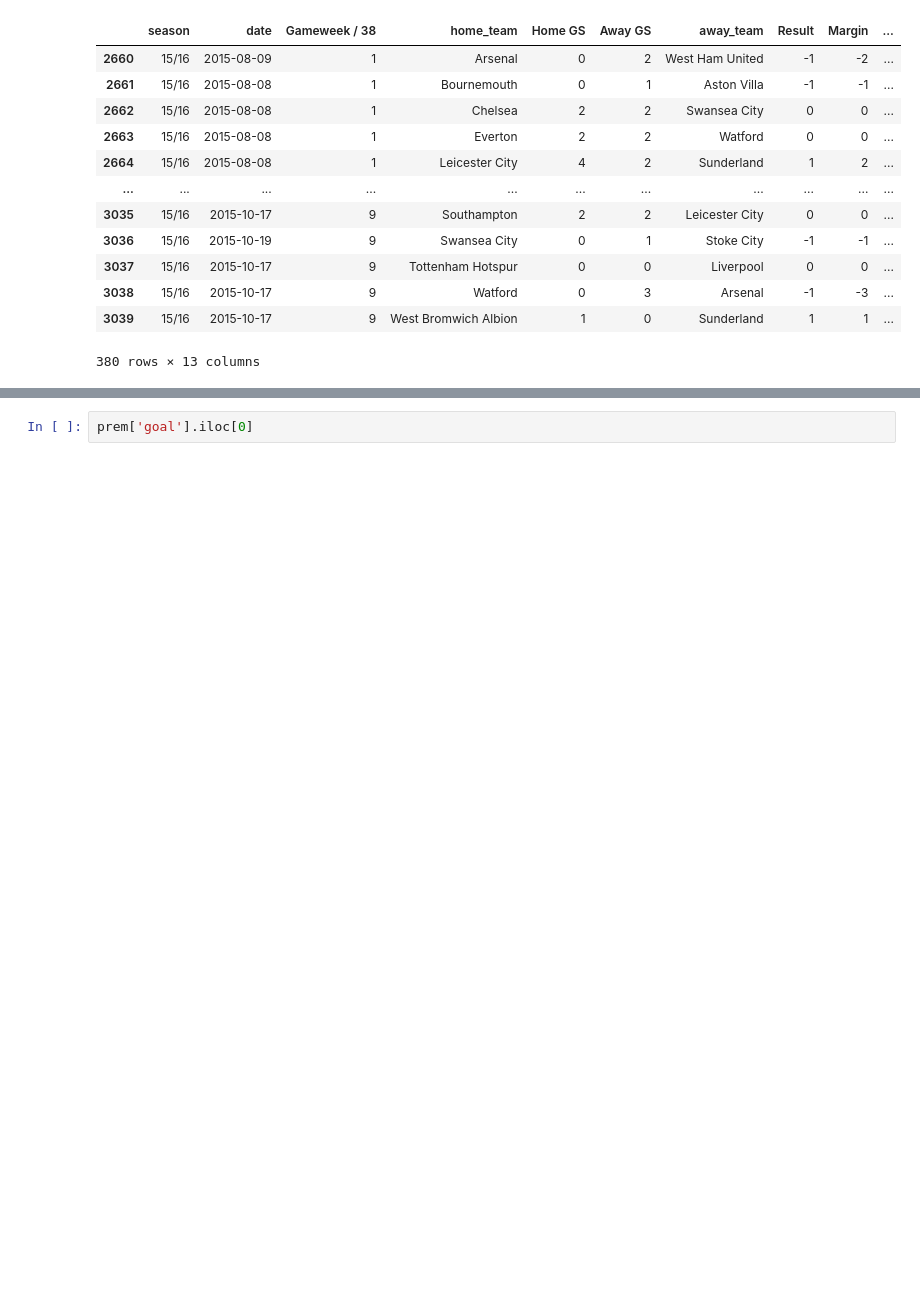
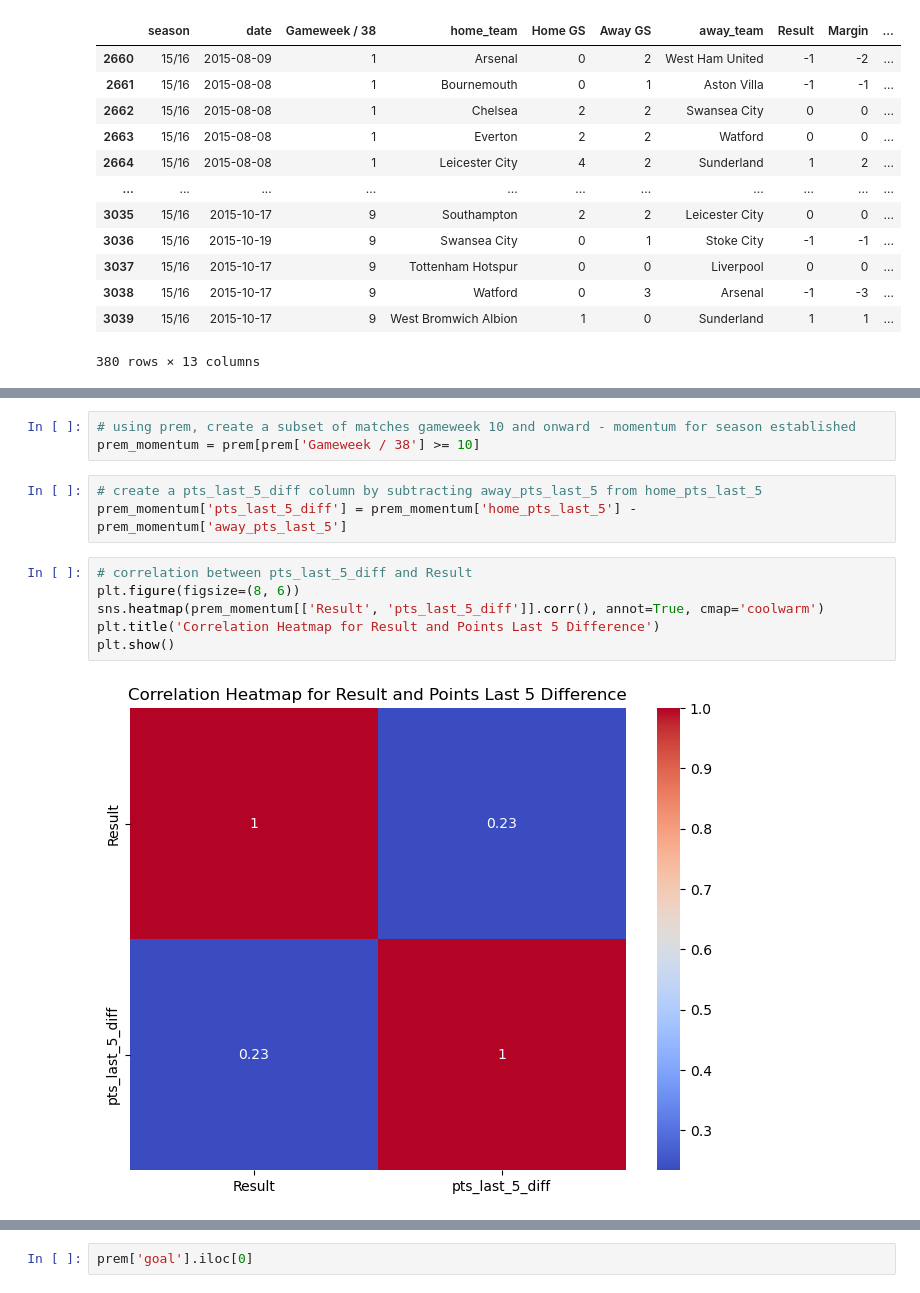
Before and after one commit to tjjdoherty/football-project-mvp, a Jupyter notebook: intro_clean_eda.ipynb, the cells around one changed output, grey strips where cells are left out. Cells and saved outputs as stored; diff of their text form; blank space fills up the shorter version.

Commit message:
Moving onto recent form, last 5 games

```diff
--- a/intro_clean_eda.ipynb
+++ b/intro_clean_eda.ipynb
@@ -1776,0 +1770,14 @@ First, let's do some EDA on the engineered features
+# %%
+# using prem, create a subset of matches gameweek 10 and onward - momentum for season established
+prem_momentum = prem[prem['Gameweek / 38'] >= 10]
+# %%
+# create a pts_last_5_diff column by subtracting away_pts_last_5 from home_pts_last_5
+prem_momentum['pts_last_5_diff'] = prem_momentum['home_pts_last_5'] - prem_momentum['away_pts_last_5']
+# %%
+# correlation between pts_last_5_diff and Result
+plt.figure(figsize=(8, 6))
+sns.heatmap(prem_momentum[['Result', 'pts_last_5_diff']].corr(), annot=True, cmap='coolwarm')
+plt.title('Correlation Heatmap for Result and Points Last 5 Difference')
+plt.show()
+# %% [output]
+[figure, added]
```
Also changed, not shown: parts of 50 cells of this notebook.
